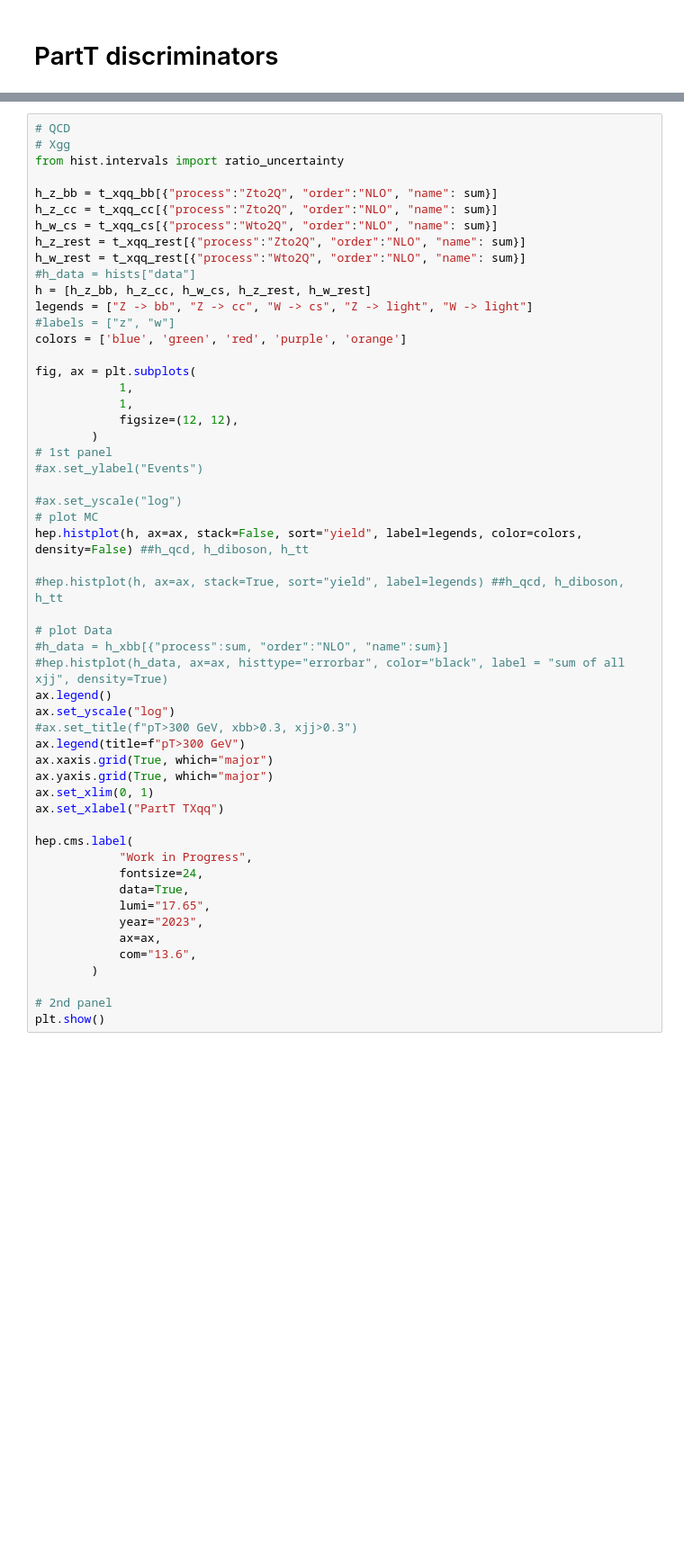
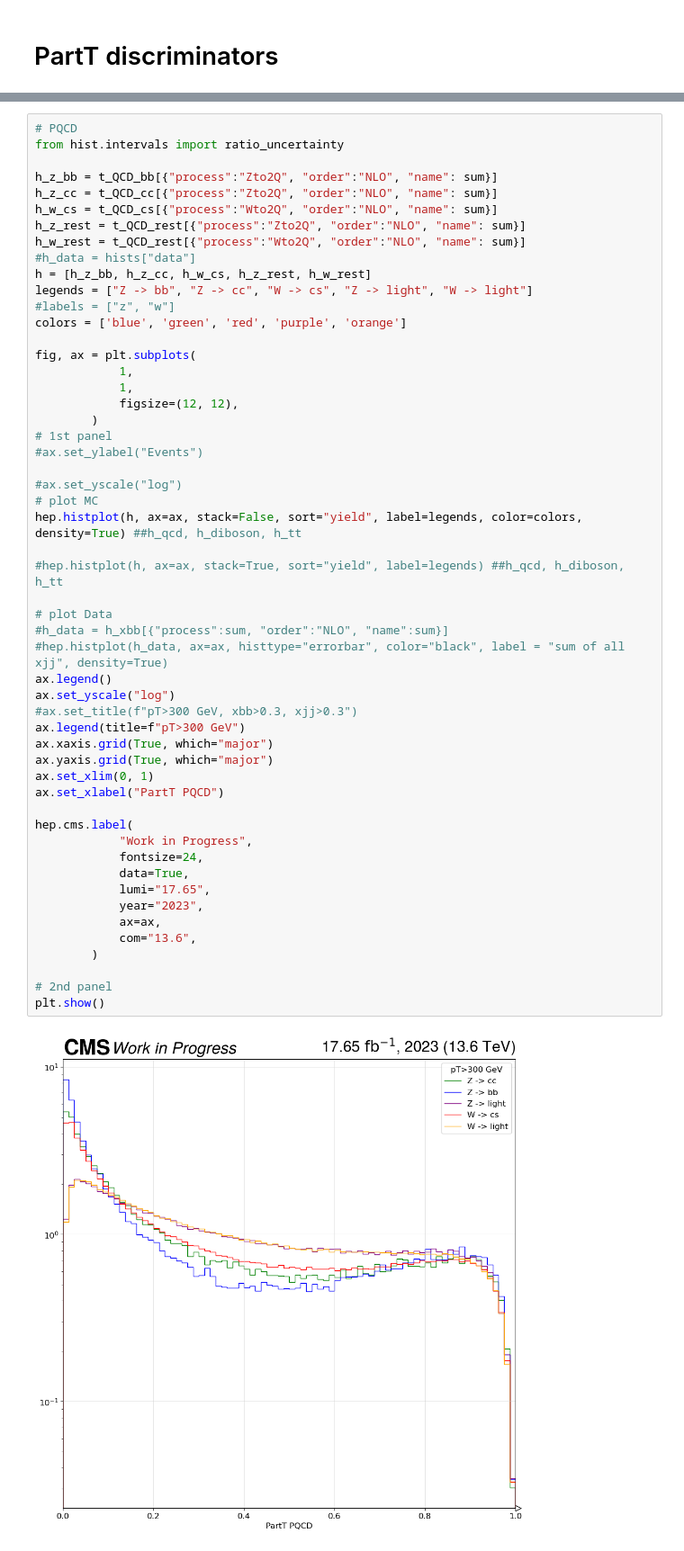
Before and after one commit to cmantill/hpt, a Jupyter notebook: ZJets.ipynb, the cells around one changed output, grey strips where cells are left out. Shown at 90% size. Cells and saved outputs as stored; diff of their text form; blank space fills up the shorter version.

```diff
--- a/ZJets.ipynb
+++ b/ZJets.ipynb
@@ -1283,13 +1327,12 @@ for zto, orders in events_dict.items():
 # %%
-# QCD
-# Xgg
+# PQCD
 from hist.intervals import ratio_uncertainty
 
-h_z_bb = t_xqq_bb[{"process":"Zto2Q", "order":"NLO", "name": sum}]
-h_z_cc = t_xqq_cc[{"process":"Zto2Q", "order":"NLO", "name": sum}]
-h_w_cs = t_xqq_cs[{"process":"Wto2Q", "order":"NLO", "name": sum}]
-h_z_rest = t_xqq_rest[{"process":"Zto2Q", "order":"NLO", "name": sum}]
-h_w_rest = t_xqq_rest[{"process":"Wto2Q", "order":"NLO", "name": sum}]
+h_z_bb = t_QCD_bb[{"process":"Zto2Q", "order":"NLO", "name": sum}]
+h_z_cc = t_QCD_cc[{"process":"Zto2Q", "order":"NLO", "name": sum}]
+h_w_cs = t_QCD_cs[{"process":"Wto2Q", "order":"NLO", "name": sum}]
+h_z_rest = t_QCD_rest[{"process":"Zto2Q", "order":"NLO", "name": sum}]
+h_w_rest = t_QCD_rest[{"process":"Wto2Q", "order":"NLO", "name": sum}]
 #h_data = hists["data"]
 h = [h_z_bb, h_z_cc, h_w_cs, h_z_rest, h_w_rest]
 legends = ["Z -> bb", "Z -> cc", "W -> cs", "Z -> light", "W -> light"]
@@ -1305,32 +1348,34 @@ fig, ax = plt.subplots(
 #ax.set_ylabel("Events")
 
 #ax.set_yscale("log")
 # plot MC
-hep.histplot(h, ax=ax, stack=False, sort="yield", label=legends, color=colors, density=False) ##h_qcd, h_diboson, h_tt
+hep.histplot(h, ax=ax, stack=False, sort="yield", label=legends, color=colors, density=True) ##h_qcd, h_diboson, h_tt
 
 #hep.histplot(h, ax=ax, stack=True, sort="yield", label=legends) ##h_qcd, h_diboson, h_tt
 
 # plot Data
 #h_data = h_xbb[{"process":sum, "order":"NLO", "name":sum}]
 #hep.histplot(h_data, ax=ax, histtype="errorbar", color="black", label = "sum of all xjj", density=True)
 ax.legend()
 ax.set_yscale("log")
 #ax.set_title(f"pT>300 GeV, xbb>0.3, xjj>0.3")
 ax.legend(title=f"pT>300 GeV")
 ax.xaxis.grid(True, which="major")
 ax.yaxis.grid(True, which="major")
 ax.set_xlim(0, 1)
-ax.set_xlabel("PartT TXqq")
+ax.set_xlabel("PartT PQCD")
 
 hep.cms.label(
             "Work in Progress",
             fontsize=24,
             data=True,
             lumi="17.65",
             year="2023",
             ax=ax,
             com="13.6",
         )
 
 # 2nd panel
 plt.show()
+# %% [output]
+[figure, added]
```
Also changed, not shown: parts of 12 cells of this notebook, 5 other files.
